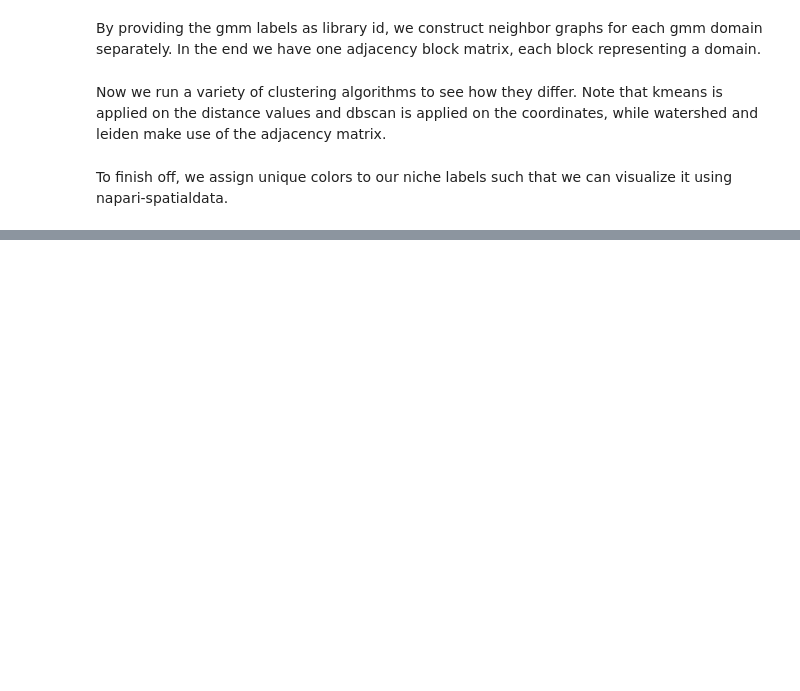
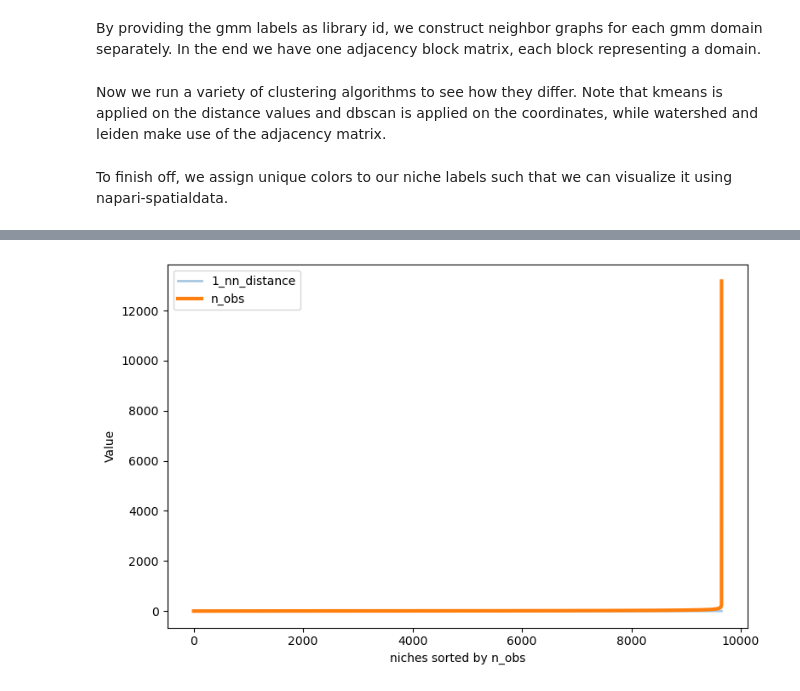
Before and after one commit to LLehner/Adaptive-Niche, a Jupyter notebook: clustering_tutorial.ipynb, the cells around one changed output, grey strips where cells are left out. Cells and saved outputs as stored; diff of their text form; code cells hidden in the pictures; blank space fills up the shorter version.

```diff
--- a/clustering_tutorial.ipynb
+++ b/clustering_tutorial.ipynb
@@ -113,0 +99,4 @@ plotting.plot_niche_stats(sdata.tables["table"], col_keys=["1_nn_distance"], cat
+# %%
+plotting.plot_niche_stats(sdata.tables["table"], col_keys=["1_nn_distance","n_obs"], category_key="watershed_niches", sort_by="n_obs", normalize=False)
+# %% [output]
+[figure, added]
```
Also changed, not shown: parts of 8 cells of this notebook.
